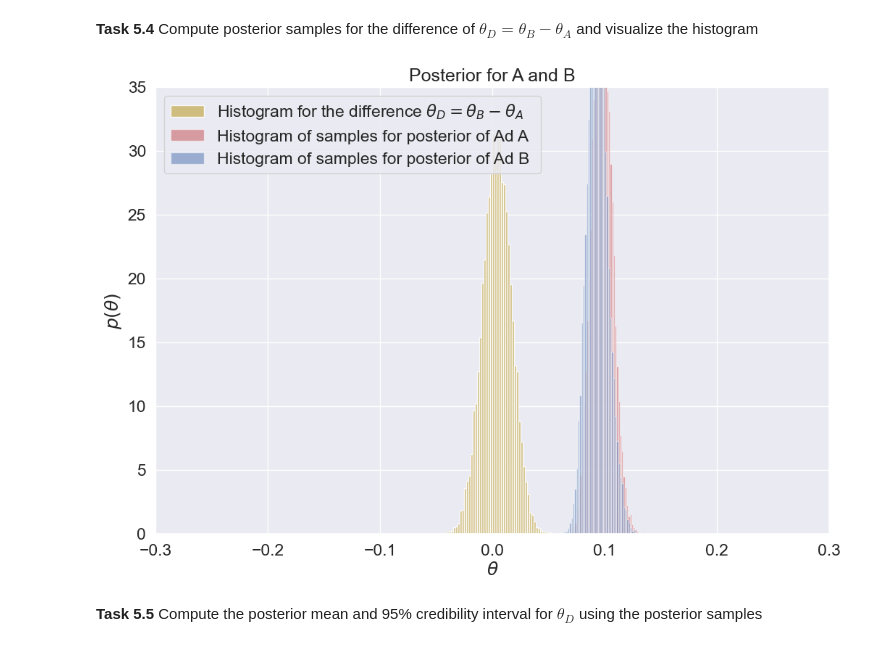
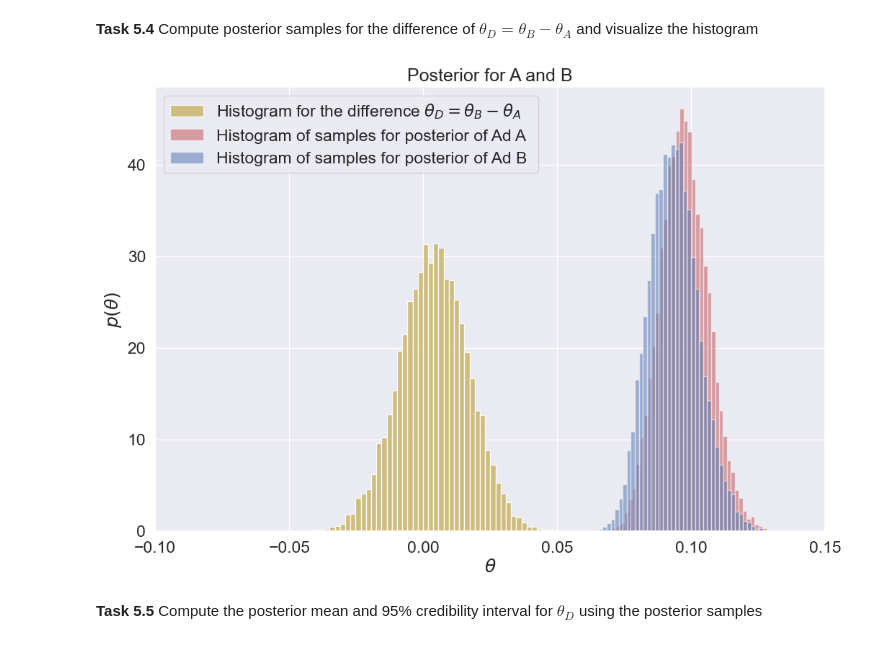
Before and after one commit to Cerlog/02477_Bayesian_Machine_Learning_DTU, a Jupyter notebook: WEEK_1/ex1_handout.ipynb, the cells around one changed output. Saved outputs shown, nothing was run; the diff lists cells and outputs as text; code cells hidden in the pictures.

```diff
--- a/WEEK_1/ex1_handout.ipynb
+++ b/WEEK_1/ex1_handout.ipynb
@@ -898,20 +898,20 @@ plt.show()
 # %%
 thetas_difference = samples_for_add_B - samples_for_add_A
 
 # Create plot
 plt.figure(figsize=(12, 8))
 plt.hist(thetas_difference, density=True, bins=50, alpha=0.9, color='y', label=r"Histogram for the difference $\theta_D =\theta_B - \theta_A$")
 plt.hist(samples_for_add_B, density=True, bins=50, label='Histogram of samples for posterior of Ad A', alpha=0.5, color='r')
 plt.hist(samples_for_add_A, density=True, bins=50, label='Histogram of samples for posterior of Ad B ', alpha=0.5, color='b')
 plt.title(rf'Posterior for A and B')
 plt.xlabel(r'$\theta$')
 plt.ylabel(r'$p(\theta)$')
-plt.xlim(-0.3, 0.3)  # Limit x-axis to [0,0.2]
-plt.ylim(0, 35)
+plt.xlim(-0.1, 0.15)  # Limit x-axis to [0,0.2]
+#plt.ylim(0, 35)
 plt.legend()
 plt.show()
 # %% [output]
-[figure, old version]
+[figure, new version]
 # %% [markdown]
 
 **Task 5.5** Compute the posterior mean and 95% credibility interval for $\theta_D$ using the posterior samples
```
